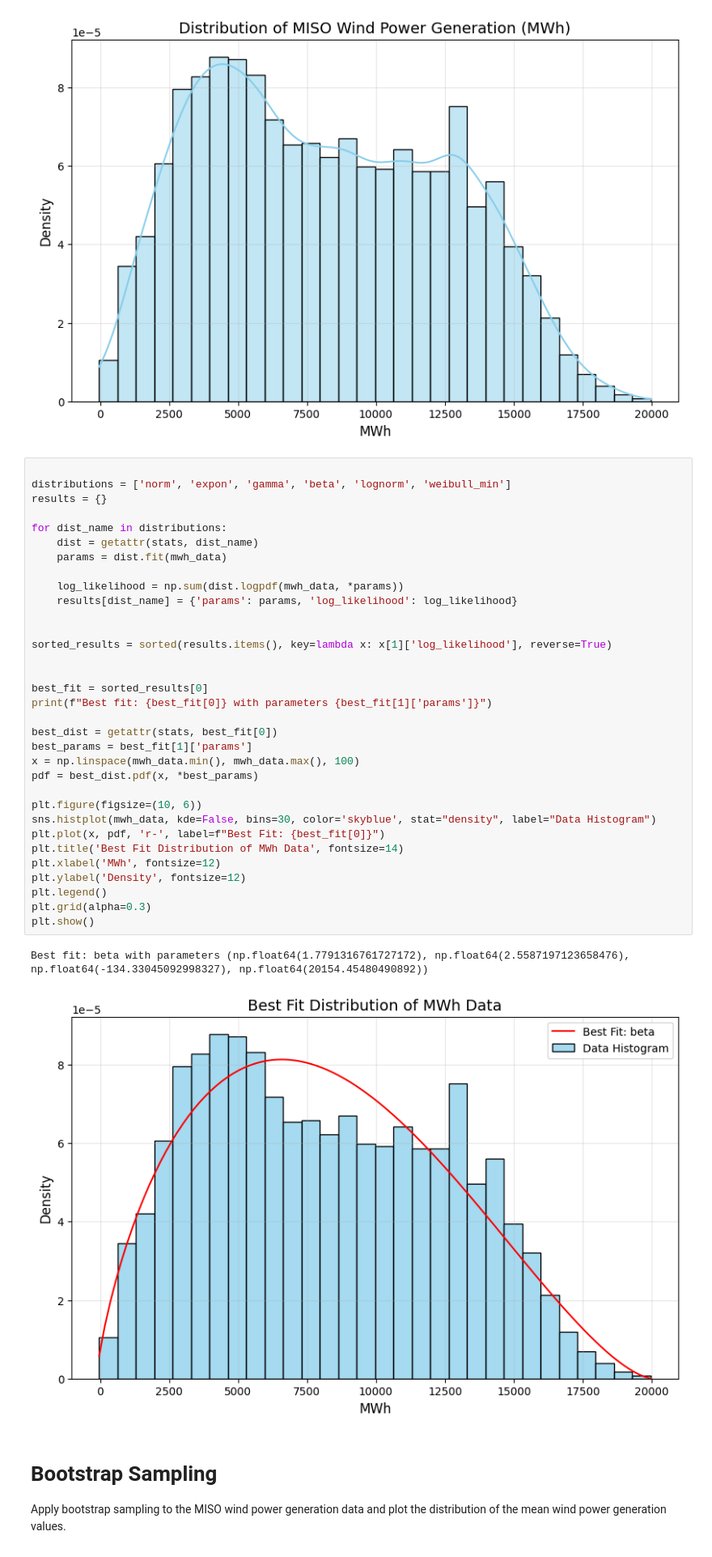
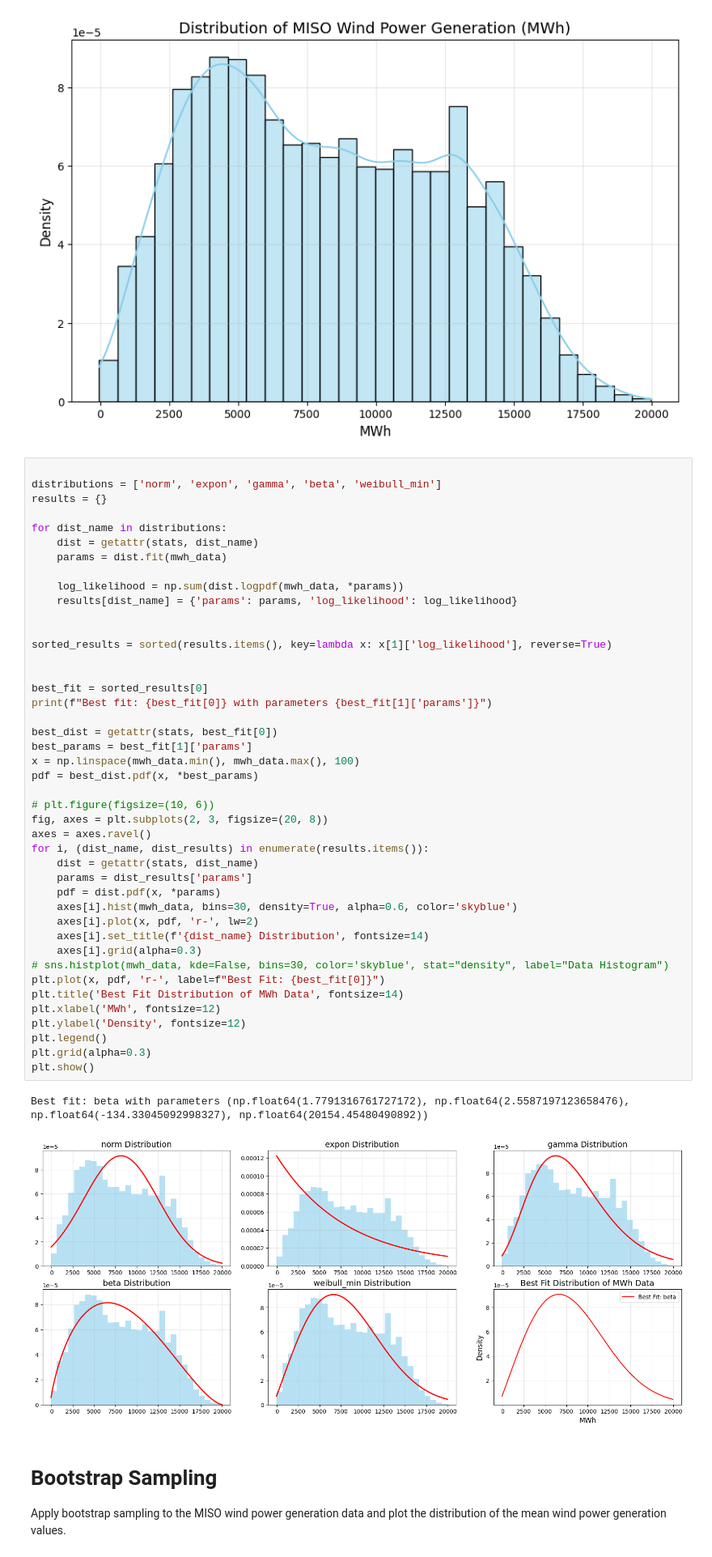
Before and after one commit to HossemCharrak/data-science-labs-8, a Jupyter notebook: SEDS_Lab8.ipynb, the cells around one changed output. Shown at 81% size. Cells and saved outputs as stored; diff of their text form.

Commit message:
Update showing all distributions

```diff
--- a/SEDS_Lab8.ipynb
+++ b/SEDS_Lab8.ipynb
@@ -192,40 +192,50 @@ plt.show()
 [figure]
 # %%
 
-distributions = ['norm', 'expon', 'gamma', 'beta', 'lognorm', 'weibull_min']
+distributions = ['norm', 'expon', 'gamma', 'beta', 'weibull_min']
 results = {}
 
 for dist_name in distributions:
     dist = getattr(stats, dist_name)
     params = dist.fit(mwh_data)
 
     log_likelihood = np.sum(dist.logpdf(mwh_data, *params))
     results[dist_name] = {'params': params, 'log_likelihood': log_likelihood}
 
 
 sorted_results = sorted(results.items(), key=lambda x: x[1]['log_likelihood'], reverse=True)
 
 
 best_fit = sorted_results[0]
 print(f"Best fit: {best_fit[0]} with parameters {best_fit[1]['params']}")
 
 best_dist = getattr(stats, best_fit[0])
 best_params = best_fit[1]['params']
 x = np.linspace(mwh_data.min(), mwh_data.max(), 100)
 pdf = best_dist.pdf(x, *best_params)
 
-plt.figure(figsize=(10, 6))
-sns.histplot(mwh_data, kde=False, bins=30, color='skyblue', stat="density", label="Data Histogram")
+# plt.figure(figsize=(10, 6))
+fig, axes = plt.subplots(2, 3, figsize=(20, 8))
+axes = axes.ravel()
+for i, (dist_name, dist_results) in enumerate(results.items()):
+    dist = getattr(stats, dist_name)
+    params = dist_results['params']
+    pdf = dist.pdf(x, *params)
+    axes[i].hist(mwh_data, bins=30, density=True, alpha=0.6, color='skyblue')
+    axes[i].plot(x, pdf, 'r-', lw=2)
+    axes[i].set_title(f'{dist_name} Distribution', fontsize=14)
+    axes[i].grid(alpha=0.3)
+# sns.histplot(mwh_data, kde=False, bins=30, color='skyblue', stat="density", label="Data Histogram")
 plt.plot(x, pdf, 'r-', label=f"Best Fit: {best_fit[0]}")
 plt.title('Best Fit Distribution of MWh Data', fontsize=14)
 plt.xlabel('MWh', fontsize=12)
 plt.ylabel('Density', fontsize=12)
 plt.legend()
 plt.grid(alpha=0.3)
 plt.show()
 # %% [output]
 Best fit: beta with parameters (np.float64(1.7791316761727172), np.float64(2.5587197123658476), np.float64(-134.33045092998327), np.float64(20154.45480490892))
-[figure, old version]
+[figure, new version]
 # %% [markdown]
 
 # Bootstrap Sampling
```
Also changed, not shown: parts of 2 cells of this notebook.
